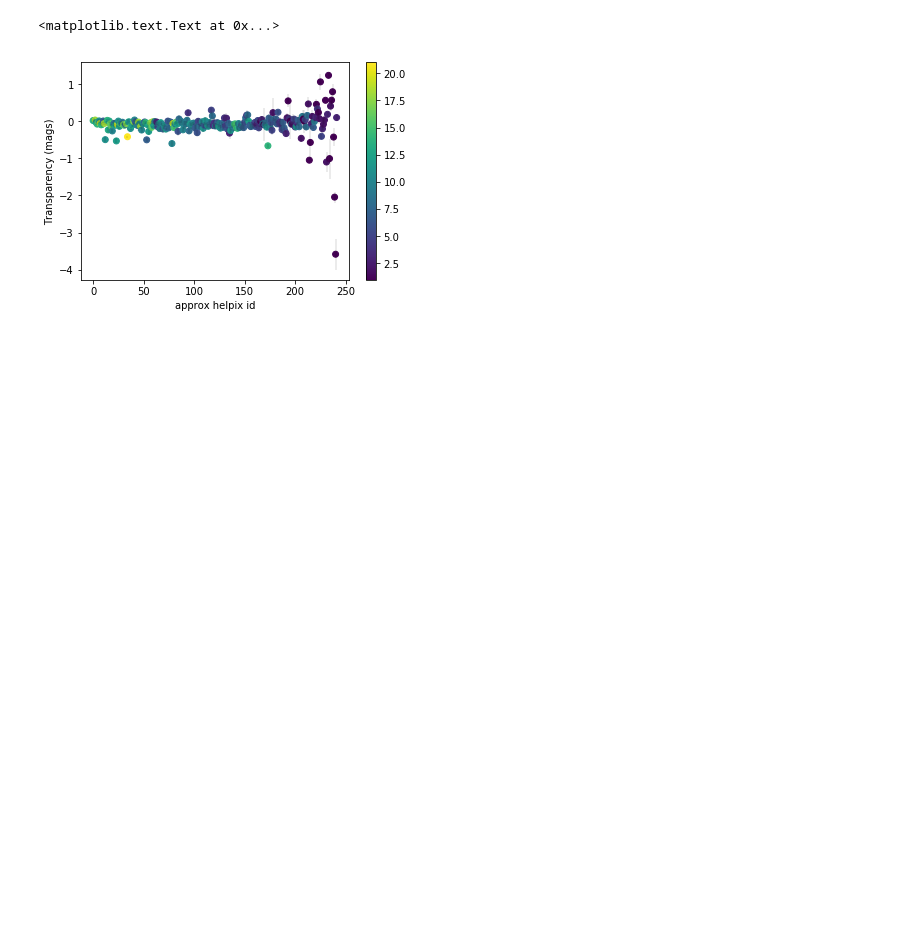
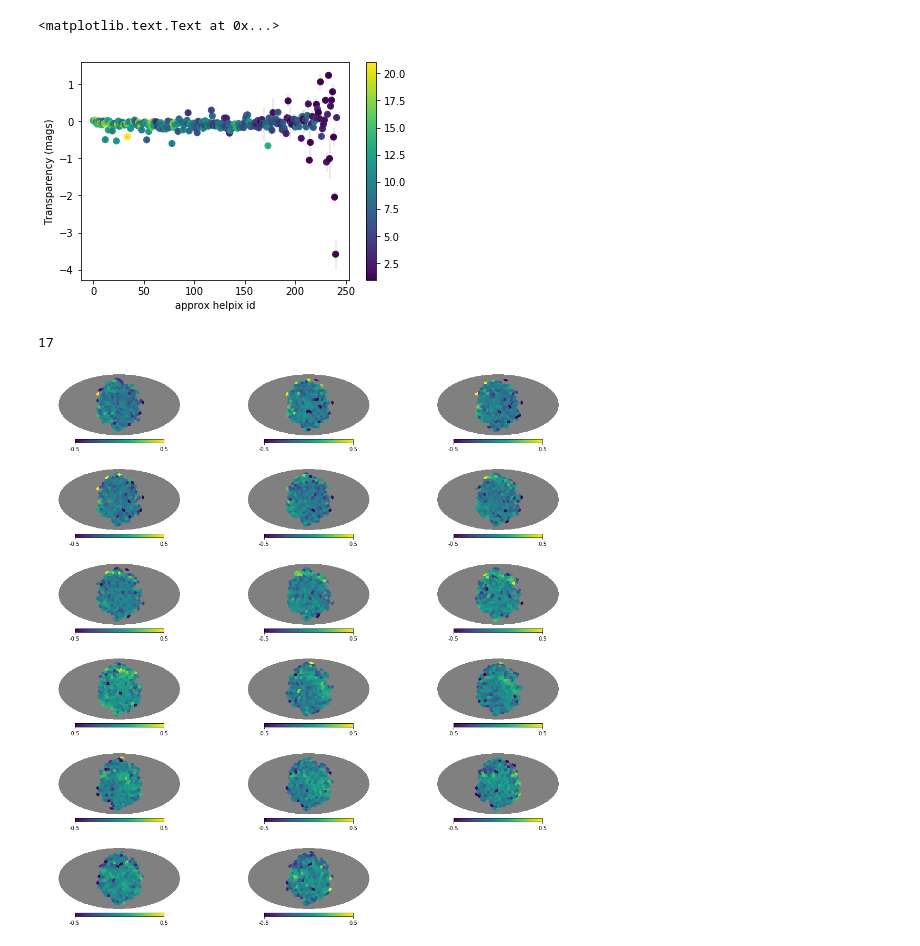
Before and after one commit to lsst/all_sky_phot, a Jupyter notebook: data/az_camera/L3_phot_analysis.ipynb, the cells around one changed output. Saved outputs shown, nothing was run; the diff lists cells and outputs as text; code cells hidden in the pictures; blank space fills up the shorter version.

Commit message:
look at maps

```diff
--- a/data/az_camera/L3_phot_analysis.ipynb
+++ b/data/az_camera/L3_phot_analysis.ipynb
@@ -162,3 +162,17 @@ plt.ylabel('Transparency (mags)')
 # %% [output]
 <matplotlib.text.Text at 0x...>
 [figure]
+# %%
+len(trans_maps)
+# %% [output]
+17
+# %%
+# Let's look at all the maps we made
+fig=plt.figure(figsize=(15,15))
+for i,tmap in enumerate(trans_maps):
+    temp_map = tmap.copy()
+    # Let's mask pixels that are very uncertain.
+    temp_map[np.where(sigma_trans_maps[i] > 0.2)] = hp.UNSEEN
+    hp.mollview(temp_map, min=-0.5, max=0.5, sub=(6,3,i+1), rot=(0,90), title='', fig=fig)
+# %% [output]
+[figure, added]
```
